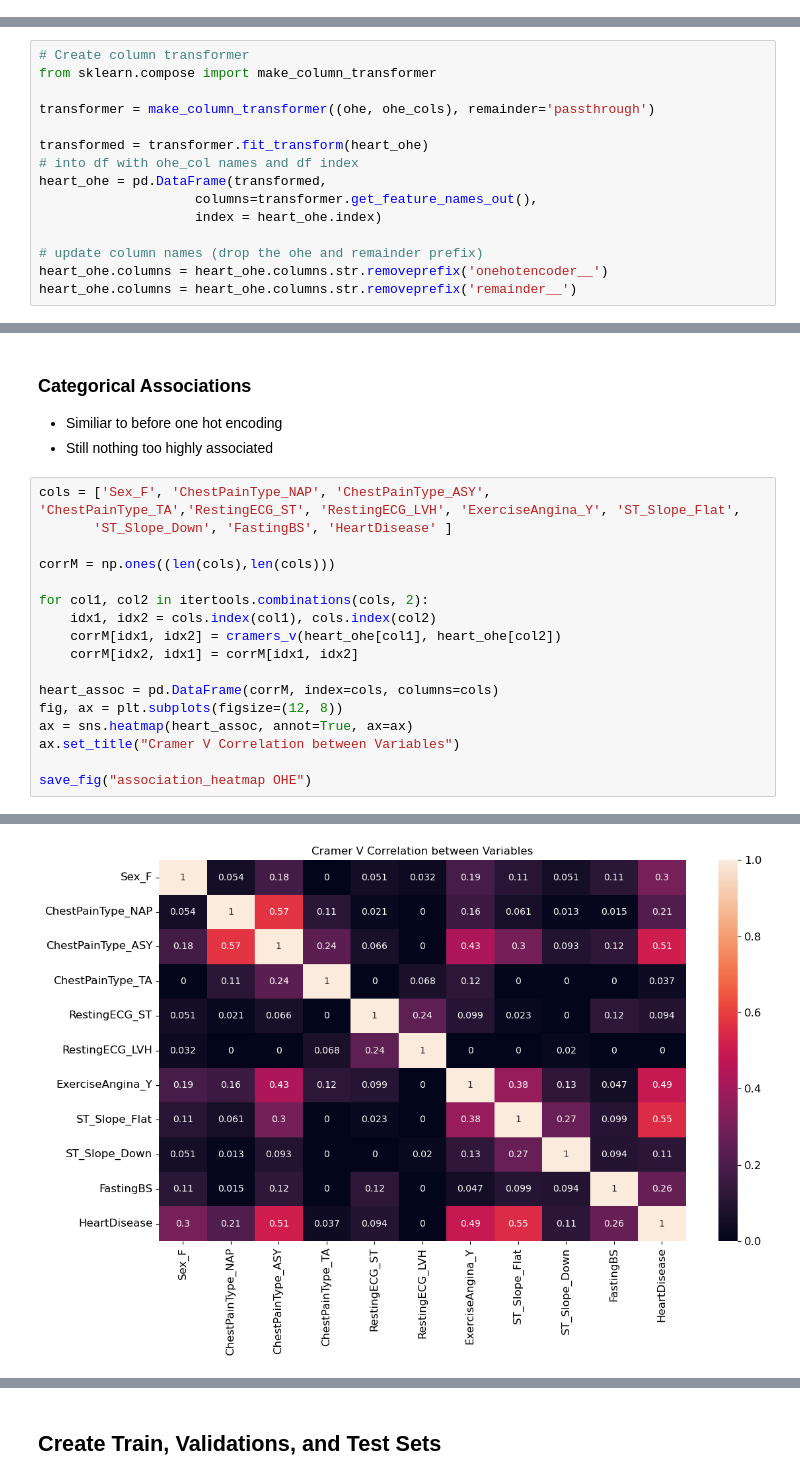
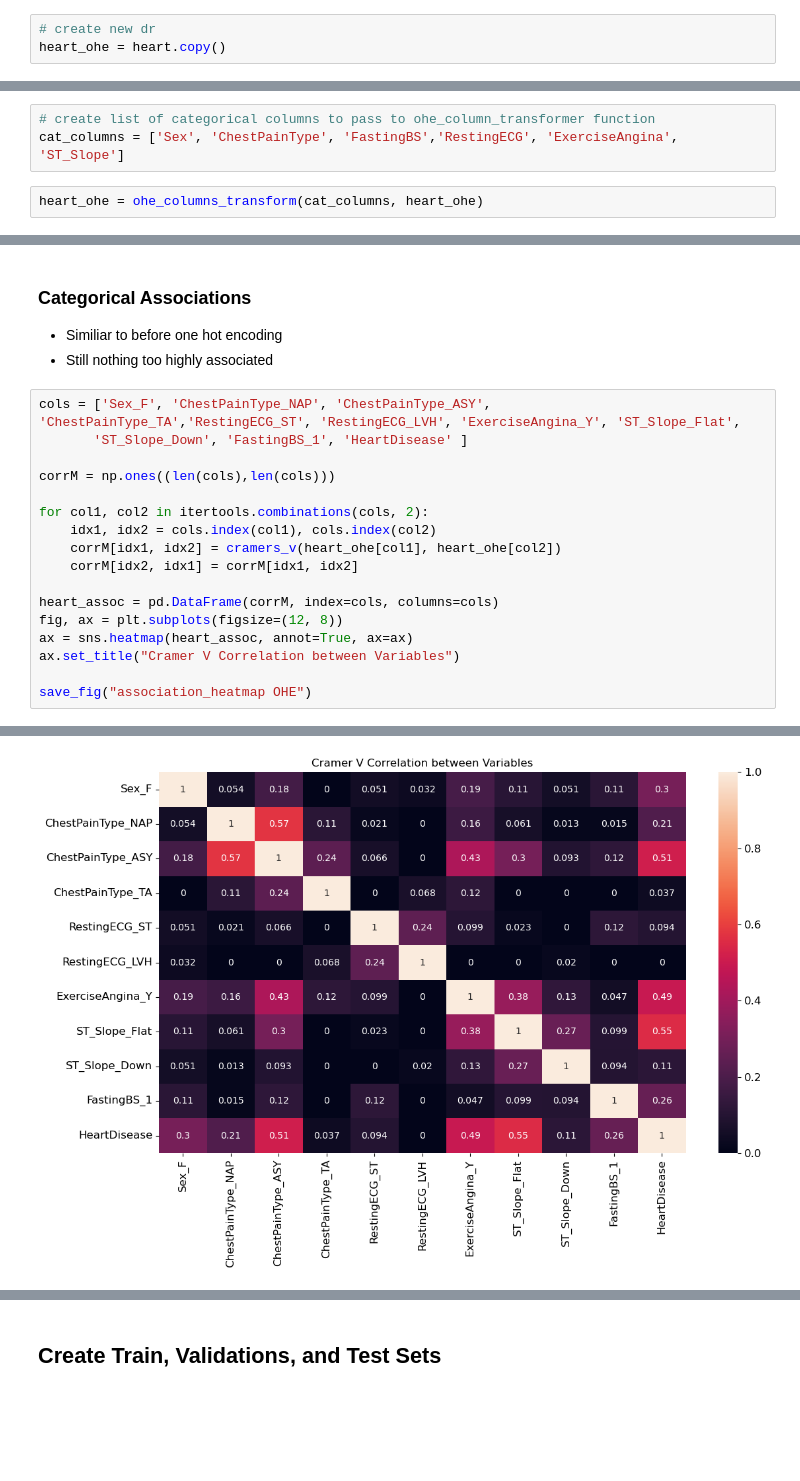
Before and after one commit to cnations1820/Notebooks, a Jupyter notebook: ML_Classification_PredictingHeartDisease.ipynb, the cells around one changed output, grey strips where cells are left out. Drawn from its saved outputs; the diff is of its cells as text; blank space fills up the shorter version.

```diff
--- a/ML_Classification_PredictingHeartDisease.ipynb
+++ b/ML_Classification_PredictingHeartDisease.ipynb
@@ -301,3 +474,6 @@ Name: HeartDisease, dtype: float64
 heart_ohe = heart.copy()
 # %% [markdown]
 ## One Hot Encoding
+# %%
+# create new dr
+heart_ohe = heart.copy()
@@ -304 +489,6 @@ heart_ohe = heart.copy()
+# %%
+# create list of categorical columns to pass to ohe_column_transformer function
+cat_columns = ['Sex', 'ChestPainType', 'FastingBS','RestingECG', 'ExerciseAngina', 'ST_Slope']
+# %%
+heart_ohe = ohe_columns_transform(cat_columns, heart_ohe)
 # %%
@@ -320,15 +502,0 @@ ohe = OneHotEncoder(sparse_output = False, categories=ohe_cats, drop='first')
-# %%
-# Create column transformer
-from sklearn.compose import make_column_transformer
-
-transformer = make_column_transformer((ohe, ohe_cols), remainder='passthrough')
-
-transformed = transformer.fit_transform(heart_ohe)
-# into df with ohe_col names and df index
-heart_ohe = pd.DataFrame(transformed,
-                    columns=transformer.get_feature_names_out(),
-                    index = heart_ohe.index)
-
-# update column names (drop the ohe and remainder prefix)
-heart_ohe.columns = heart_ohe.columns.str.removeprefix('onehotencoder__')
-heart_ohe.columns = heart_ohe.columns.str.removeprefix('remainder__')
@@ -342,24 +506,24 @@ heart_ohe.shape
 - Still nothing too highly associated
 # %%
 cols = ['Sex_F', 'ChestPainType_NAP', 'ChestPainType_ASY', 'ChestPainType_TA','RestingECG_ST', 'RestingECG_LVH', 'ExerciseAngina_Y', 'ST_Slope_Flat',
-       'ST_Slope_Down', 'FastingBS', 'HeartDisease' ]
+       'ST_Slope_Down', 'FastingBS_1', 'HeartDisease' ]
 
 corrM = np.ones((len(cols),len(cols)))
 
 for col1, col2 in itertools.combinations(cols, 2):
     idx1, idx2 = cols.index(col1), cols.index(col2)
     corrM[idx1, idx2] = cramers_v(heart_ohe[col1], heart_ohe[col2])
     corrM[idx2, idx1] = corrM[idx1, idx2]
 
 heart_assoc = pd.DataFrame(corrM, index=cols, columns=cols)
 fig, ax = plt.subplots(figsize=(12, 8))
 ax = sns.heatmap(heart_assoc, annot=True, ax=ax)
 ax.set_title("Cramer V Correlation between Variables")
 
 save_fig("association_heatmap OHE")
 # %% [output]
 Saving figure association_heatmap OHE
-[figure, old version]
+[figure, new version]
 # %%
 heart_ohe_assoc_ranked = heart_assoc['HeartDisease'].sort_values(ascending=False)[1:]
 heart_ohe_assoc_ranked
```
Also changed, not shown: parts of 111 cells of this notebook.
